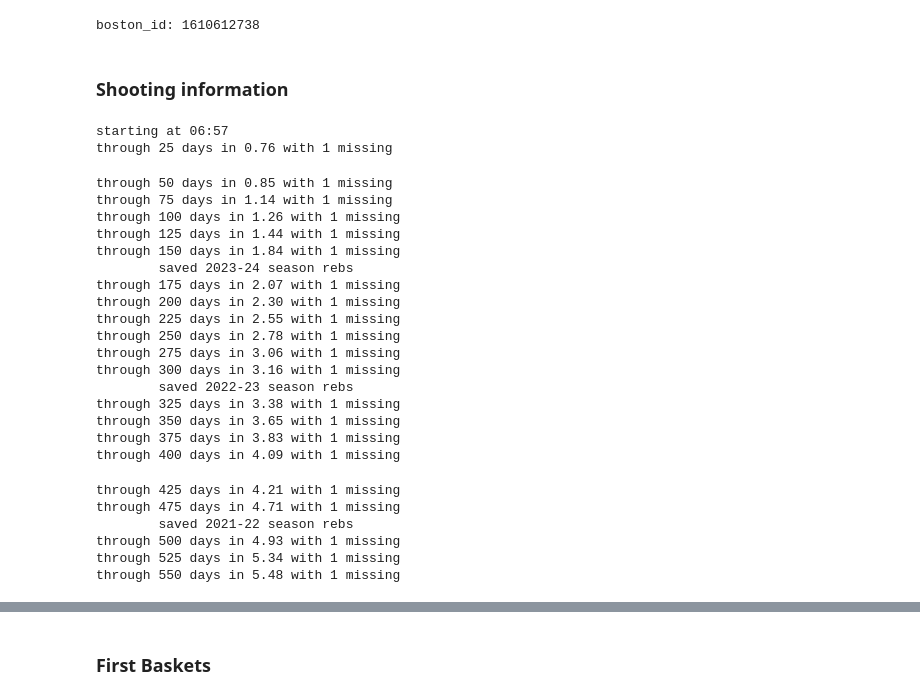
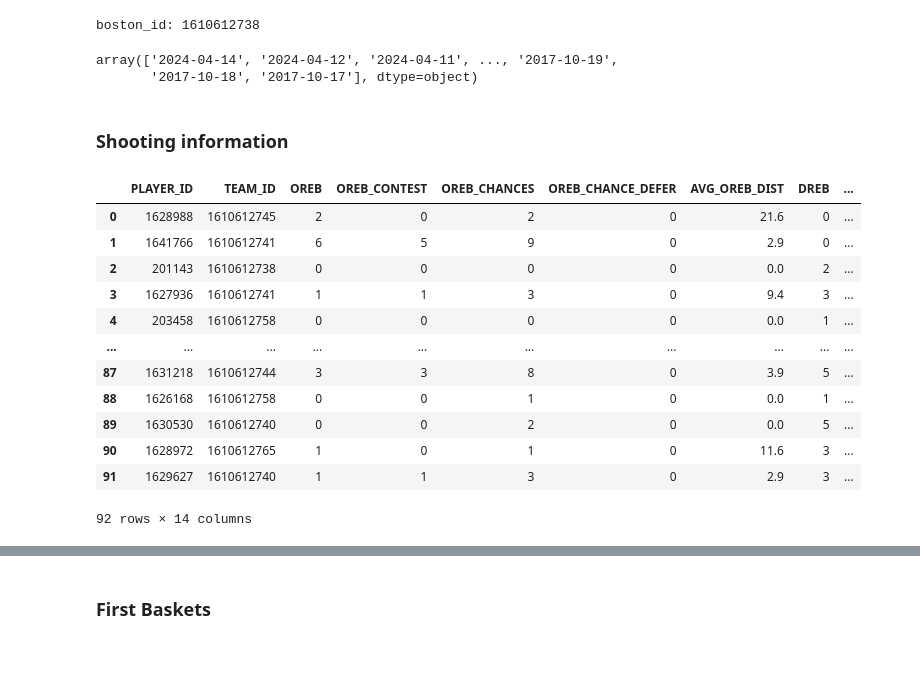
Before and after one commit to eac521/bets, a Jupyter notebook: NBAscrape.ipynb, the cells around one changed output, grey strips where cells are left out. Saved outputs shown, nothing was run; the diff lists cells and outputs as text; code cells hidden in the pictures; blank space fills up the shorter version.

```diff
--- a/NBAscrape.ipynb
+++ b/NBAscrape.ipynb
@@ -131,6 +133,11 @@ game_ids = list(set([v for l in games for k,v in l.items() if k=='GAME_ID']))
 # game_matchup = game['MATCHUP']
 
 # print(f'Searching through {len(games)} game(s) for the game_id of {game_id} where {game_matchup}')
+# %%
+game_dates
+# %% [output]
+array(['2024-04-14', '2024-04-12', '2024-04-11', ..., '2017-10-19',
+       '2017-10-18', '2017-10-17'], dtype=object)
 # %%
 octdf = pd.DataFrame([pd.to_datetime(x) for x in game_dates  if pd.to_datetime(x).month==10],columns = ['day'])
 octdf['year'] = [x.year for x in octdf.day]
@@ -140,65 +147,18 @@ starts = [pd.to_datetime(x) for x in octdf.groupby('year').day.min().values]
 # %%
 from nba_api.stats.endpoints import LeagueDashPlayerShotLocations,CommonPlayerInfo,PlayerProfileV2,PlayerNextNGames,DraftCombineStats,LeagueDashPtStats,LeagueDashTeamShotLocations
 # %%
-missing = []
-l = []
-final = pd.DataFrame()
-t = time.time()
-games = gamefinder.get_data_frames()[0][['GAME_DATE','TEAM_ID','GAME_ID']]
-games.GAME_DATE = pd.to_datetime(games.GAME_DATE)
-print('starting at {}'.format(time.strftime('%H:%M')))
-for ct,date in enumerate(game_dates):
-    try:
-        d = pd.to_datetime(date)
-        season = '{}-{}'.format(d.year,str(d.year+1)[-2:]) if d.month>=10 else '{}-{}'.format(d.year-1,str(d.year)[-2:])
-
-        rbs = LeagueDashPtStats(pt_measure_type='Rebounding',player_or_team='Player',
-                               date_from_nullable=date,
-                               date_to_nullable = date,
-                               season = season
-                               ).get_data_frames()[0][['PLAYER_ID','TEAM_ID','OREB','OREB_CONTEST','OREB_CHANCES','OREB_CHANCE_DEFER','AVG_OREB_DIST',
-                             'DREB','DREB_CONTEST','DREB_CHANCES','DREB_CHANCE_DEFER','AVG_DREB_DIST']]
-        temp = rbs.merge(games[games.GAME_DATE==d],how='left',on=['TEAM_ID'])
-        final = pd.concat([final,temp])
-    except:
-        missing.append(date)
-    if ct % 18 == 0:
-        time.sleep(np.random.choice(range(1,12),1)[0])
-    elif (ct % 25 == 0) & (ct!=0):
-        print('through {} days in {:.2f} with {:,} missing'.format(ct,((time.time() -t)/60),len(missing)))
-
-    l.append(final.to_dict(orient='records'))
-    if d in starts:
-        final.to_sql('rbdStage',db,if_exists = 'append',index=False)
-        print('\tsaved {} season rebs'.format(season))
-        l = []
-        final = pd.DataFrame()
-
-print('finished at {}'.format(time.strftime('%H:%M')))
-print('missing {:_}'.format(len(missing)))
+nba.get_rebounds(['2024-04-11'])
 # %% [output]
+|  | PLAYER_ID | TEAM_ID | OREB | OREB_CONTEST | OREB_CHANCES | OREB_CHANCE_DEFER | AVG_OREB_DIST | DREB | ... |
+| 0 | 1628988 | 1610612745 | 2 | 0 | 2 | 0 | 21.6 | 0 | ... |
+| 1 | 1641766 | 1610612741 | 6 | 5 | 9 | 0 | 2.9 | 0 | ... |
+| 2 | 201143 | 1610612738 | 0 | 0 | 0 | 0 | 0.0 | 2 | ... |
+| 3 | 1627936 | 1610612741 | 1 | 1 | 3 | 0 | 9.4 | 3 | ... |
+| 4 | 203458 | 1610612758 | 0 | 0 | 0 | 0 | 0.0 | 1 | ... |
+| ... | ... | ... | ... | ... | ... | ... | ... | ... | ... |
+| 87 | 1631218 | 1610612744 | 3 | 3 | 8 | 0 | 3.9 | 5 | ... |
+| 88 | 1626168 | 1610612758 | 0 | 0 | 1 | 0 | 0.0 | 1 | ... |
+| 89 | 1630530 | 1610612740 | 0 | 0 | 2 | 0 | 0.0 | 5 | ... |
+| 90 | 1628972 | 1610612765 | 1 | 0 | 1 | 0 | 11.6 | 3 | ... |
+| 91 | 1629627 | 1610612740 | 1 | 1 | 3 | 0 | 2.9 | 3 | ... |
-starting at 06:57
-through 25 days in 0.76 with 1 missing
+92 rows × 14 columns
-through 50 days in 0.85 with 1 missing
-through 75 days in 1.14 with 1 missing
-through 100 days in 1.26 with 1 missing
-through 125 days in 1.44 with 1 missing
-through 150 days in 1.84 with 1 missing
-        saved 2023-24 season rebs
-through 175 days in 2.07 with 1 missing
-through 200 days in 2.30 with 1 missing
-through 225 days in 2.55 with 1 missing
-through 250 days in 2.78 with 1 missing
-through 275 days in 3.06 with 1 missing
-through 300 days in 3.16 with 1 missing
-        saved 2022-23 season rebs
-through 325 days in 3.38 with 1 missing
-through 350 days in 3.65 with 1 missing
-through 375 days in 3.83 with 1 missing
-through 400 days in 4.09 with 1 missing
-through 425 days in 4.21 with 1 missing
-through 475 days in 4.71 with 1 missing
-        saved 2021-22 season rebs
-through 500 days in 4.93 with 1 missing
-through 525 days in 5.34 with 1 missing
-through 550 days in 5.48 with 1 missing
```
Also changed, not shown: parts of 35 cells of this notebook, 4 other files.
